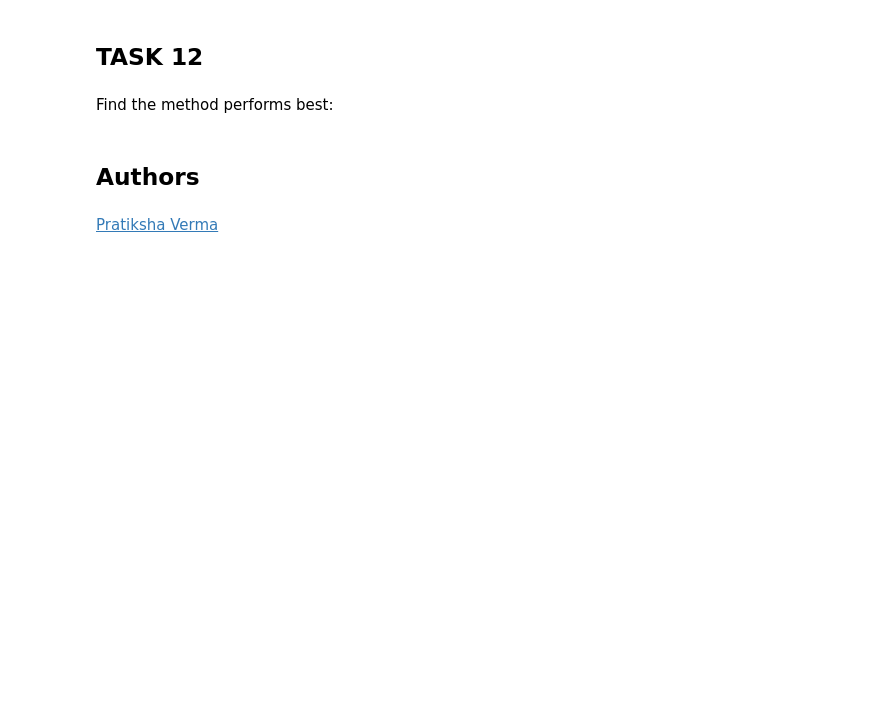
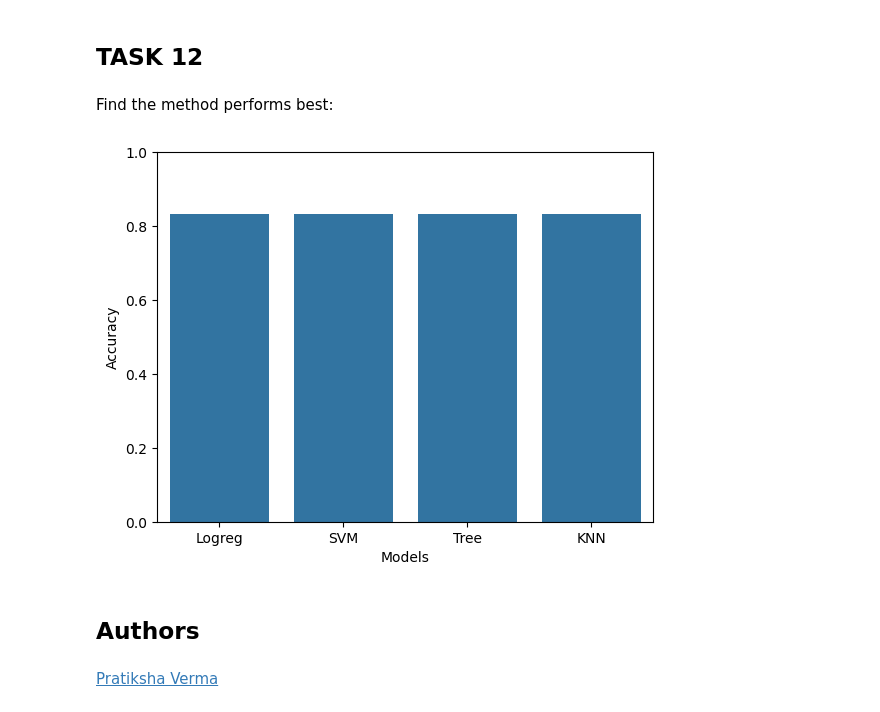
Before and after one commit to janijuvani/IBM_Data_Science_Capstone, a Jupyter notebook: SpaceX_Machine_Learning_Prediction_Part_5.jupyterlite.ipynb, the cells around one changed output. Saved outputs shown, nothing was run; the diff lists cells and outputs as text; code cells hidden in the pictures; blank space fills up the shorter version.

```diff
--- a/SpaceX_Machine_Learning_Prediction_Part_5.jupyterlite.ipynb
+++ b/SpaceX_Machine_Learning_Prediction_Part_5.jupyterlite.ipynb
@@ -193,7 +193,8 @@ accuracy : 0.8464285714285713
 # %% [markdown]
 Calculate the accuracy on the test data using the method <code>score</code>:
 # %%
-logreg_cv.score(X_test, Y_test)
+logreg_score = logreg_cv.score(X_test, Y_test)
+logreg_score
 # %% [output]
 0.8333333333333334
 # %% [markdown]
@@ -235,7 +236,8 @@ accuracy : 0.8482142857142856
 # %% [markdown]
 Calculate the accuracy on the test data using the method <code>score</code>:
 # %%
-svm_cv.score(X_test, Y_test)
+svm_score = svm_cv.score(X_test, Y_test)
+svm_score
 # %% [output]
 0.8333333333333334
 # %% [markdown]
@@ -280,5 +282,6 @@ accuracy : 0.8767857142857143
 # %% [markdown]
 Calculate the accuracy of tree_cv on the test data using the method <code>score</code>:
 # %%
-tree_cv.score(X_test, Y_test)
+tree_score = tree_cv.score(X_test, Y_test)
+tree_score
 # %% [output]
@@ -319,7 +322,8 @@ accuracy : 0.8482142857142858
 # %% [markdown]
 Calculate the accuracy of knn_cv on the test data using the method <code>score</code>:
 # %%
-knn_cv.score(X_test, Y_test)
+knn_score = knn_cv.score(X_test, Y_test)
+knn_score
 # %% [output]
 0.8333333333333334
 # %% [markdown]
@@ -334,7 +338,20 @@ plot_confusion_matrix(Y_test,yhat)
 # %% [markdown]
 Find the method performs best:
 # %%
-#All but tree classifier give the accuracy of 0.83333 and same confusion matrix results for the test data
+#All models give the accuracy of 0.83333 and same confusion matrix results for the test data
+
+accuracies = pd.Series(data = {"Logreg" : logreg_score, "SVM" : svm_score, "Tree" : tree_score, "KNN" : knn_score})
+accuracies
+
+sns.barplot(data=accuracies)
+
+plt.ylim([0,1])
+
+plt.xlabel("Models")
+plt.ylabel("Accuracy")
+plt.show()
+# %% [output]
+[figure, added]
 # %% [markdown]
 ## Authors
 # %% [markdown]
```
Also changed, not shown: parts of 3 cells of this notebook.
